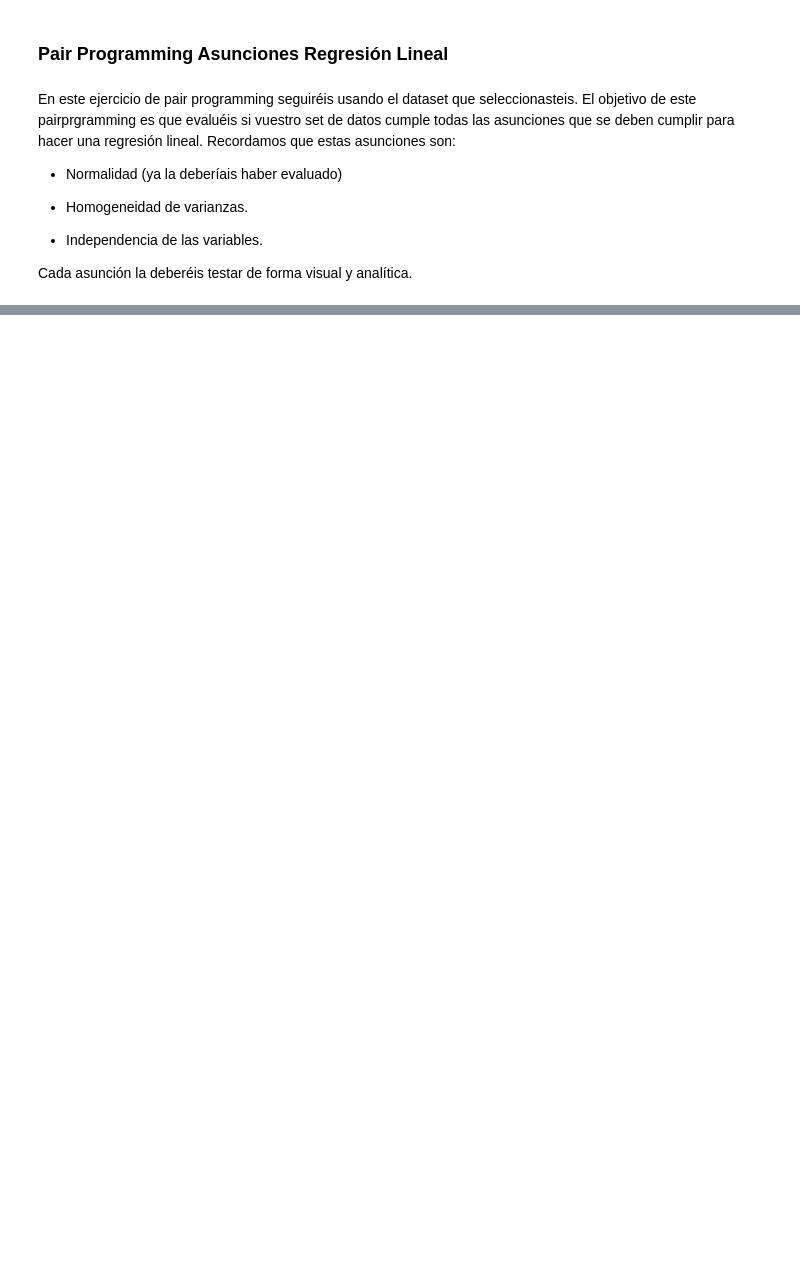
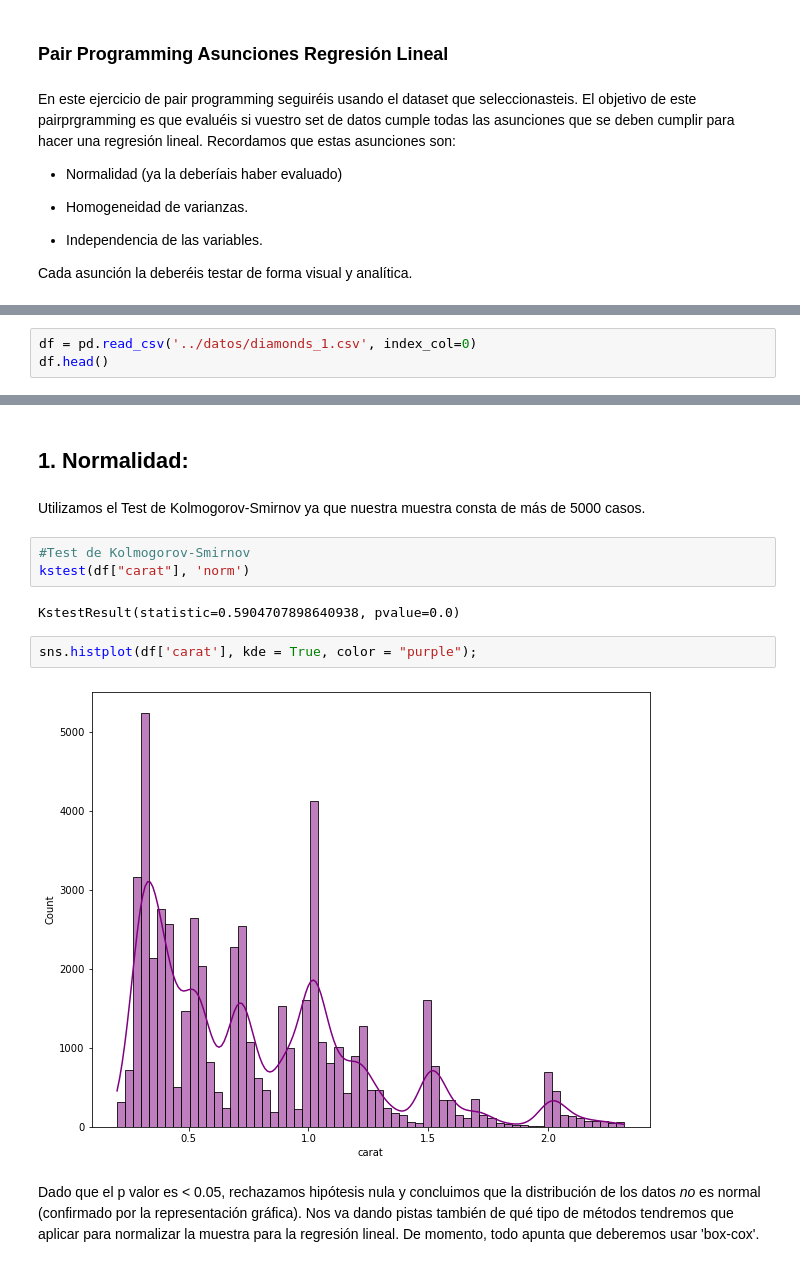
Before and after one commit to Adalab/DA-promoc-modulo3-sprint1-judith-gadea, a Jupyter notebook: Regresión lineal/RL-4-Asunciones.ipynb, the cells around one changed output, grey strips where cells are left out. Cells and saved outputs as stored; diff of their text form; blank space fills up the shorter version.

```diff
--- a/Regresión lineal/RL-4-Asunciones.ipynb
+++ b/Regresión lineal/RL-4-Asunciones.ipynb
@@ -23,0 +32,3 @@ warnings.filterwarnings('ignore')
+# %%
+df = pd.read_csv('../datos/diamonds_1.csv', index_col=0)
+df.head()
@@ -24 +42,16 @@ warnings.filterwarnings('ignore')
+# %% [markdown]
+## 1. Normalidad:
+# %% [markdown]
+Utilizamos el Test de Kolmogorov-Smirnov ya que nuestra muestra consta de más de 5000 casos.
+# %%
+#Test de Kolmogorov-Smirnov
+kstest(df["carat"], 'norm')
+# %% [output]
+KstestResult(statistic=0.5904707898640938, pvalue=0.0)
+# %%
+sns.histplot(df['carat'], kde = True, color = "purple");
+# %% [output]
+[figure, added]
+# %% [markdown]
+Dado que el p valor es < 0.05, rechazamos hipótesis nula y concluimos que la distribución de los datos *no* es normal (confirmado por la representación gráfica). Nos va dando pistas también de qué tipo de métodos tendremos que aplicar para normalizar la muestra para la regresión lineal. De momento, todo apunta que deberemos usar 'box-cox'.
 # %% [markdown]
```
Also changed, not shown: parts of 29 cells of this notebook, 12 other files.
